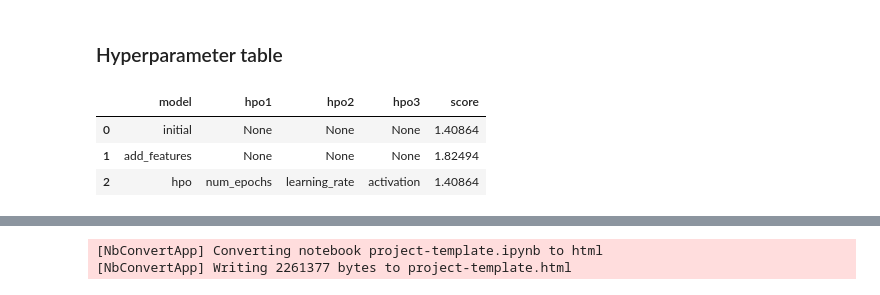
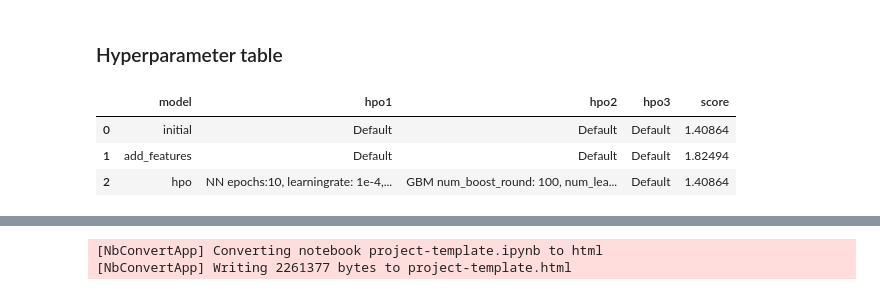
Before and after one commit to seehawj2019/Udacity_Project1, a Jupyter notebook: project-template.ipynb, the cells around one changed output, grey strips where cells are left out. Drawn from its saved outputs; the diff is of its cells as text; code cells hidden in the pictures.

```diff
--- a/project-template.ipynb
+++ b/project-template.ipynb
@@ -930,24 +930,28 @@ fig.savefig('model_test_score.png')
 # %%
 # The 3 hyperparameters we tuned with the kaggle score as the result
 #pd.DataFrame({
 #    "model": ["initial", "add_features", "hpo"],
 #    "hpo1": [?, ?, ?],
 #    "hpo2": [?, ?, ?],
 #    "hpo3": [?, ?, ?],
 #    "score": [?, ?, ?]
 #})
 
 
 # The 3 hyperparameters we tuned with the kaggle score as the result
 pd.DataFrame({
     "model": ["initial", "add_features", "hpo"],
-    "hpo1": [None, None, 'num_epochs'],
-    "hpo2": [None, None, 'learning_rate'],
-    "hpo3": [None, None, 'activation'],
+    "hpo1": ['Default', 'Default', \
+             'NN epochs:10, \
+             learningrate: 1e-4, 1e-2, default=5e-4, log=True, \
+             activation: relu, softrelu, tanh, \
+             dropoutrob (0.0, 0.5, default=0.1)'],
+    "hpo2": ['Default', 'Default', 'GBM num_boost_round: 100, num_leaves (lower=26, upper=66, default=36)'],
+    "hpo3": ['Default', 'Default', 'Default'],
     "score": [1.40864, 1.82494, 1.40864]
 })
 # %% [output]
 |  | model | hpo1 | hpo2 | hpo3 | score |
-| 0 | initial | None | None | None | 1.40864 |
-| 1 | add_features | None | None | None | 1.82494 |
-| 2 | hpo | num_epochs | learning_rate | activation | 1.40864 |
+| 0 | initial | Default | Default | Default | 1.40864 |
+| 1 | add_features | Default | Default | Default | 1.82494 |
+| 2 | hpo | NN epochs:10, learningrate: 1e-4,... | GBM num_boost_round: 100, num_lea... | Default | 1.40864 |
```
Also changed, not shown: parts of 1 cell of this notebook.
